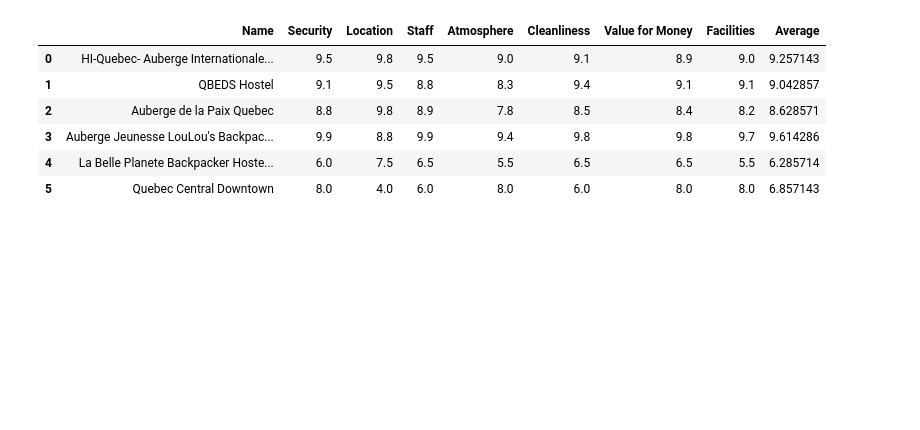
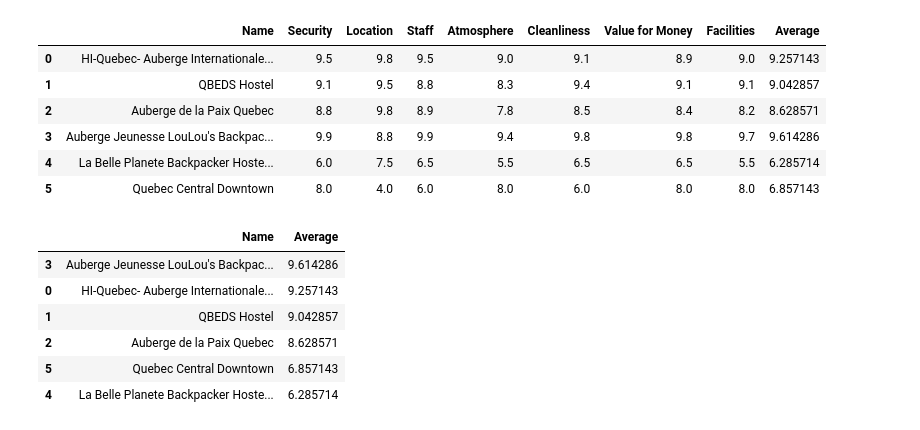
Before and after one commit to vknanavati/React-Hostel-Scraper, a Jupyter notebook: Hostel_Graphs.ipynb, the cells around one changed output. Saved outputs shown, nothing was run; the diff lists cells and outputs as text; code cells hidden in the pictures; blank space fills up the shorter version.

```diff
--- a/Hostel_Graphs.ipynb
+++ b/Hostel_Graphs.ipynb
@@ -66,3 +66,15 @@ df_test
 | 3 | Auberge Jeunesse LouLou's Backpac... | 9.9 | 8.8 | 9.9 | 9.4 | 9.8 | 9.8 | 9.7 | 9.614286 |
 | 4 | La Belle Planete Backpacker Hoste... | 6.0 | 7.5 | 6.5 | 5.5 | 6.5 | 6.5 | 5.5 | 6.285714 |
 | 5 | Quebec Central Downtown | 8.0 | 4.0 | 6.0 | 8.0 | 6.0 | 8.0 | 8.0 | 6.857143 |
+# %%
+avg_graph = df_test.iloc[:, [0,8]].head(46)
+avg_graph = avg_graph.sort_values('Average', ascending=False)
+avg_graph
+# %% [output]
+|  | Name | Average |
+| 3 | Auberge Jeunesse LouLou's Backpac... | 9.614286 |
+| 0 | HI-Quebec- Auberge Internationale... | 9.257143 |
+| 1 | QBEDS Hostel | 9.042857 |
+| 2 | Auberge de la Paix Quebec | 8.628571 |
+| 5 | Quebec Central Downtown | 6.857143 |
+| 4 | La Belle Planete Backpacker Hoste... | 6.285714 |
```
Also changed, not shown: parts of 1 cell of this notebook.
